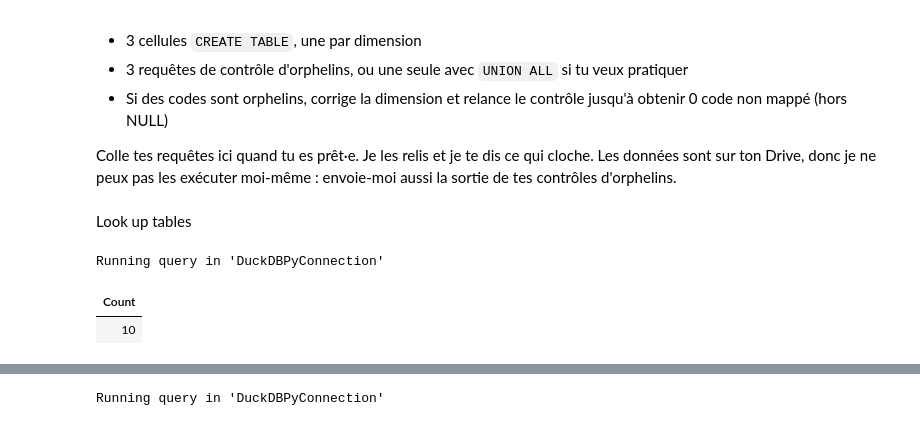
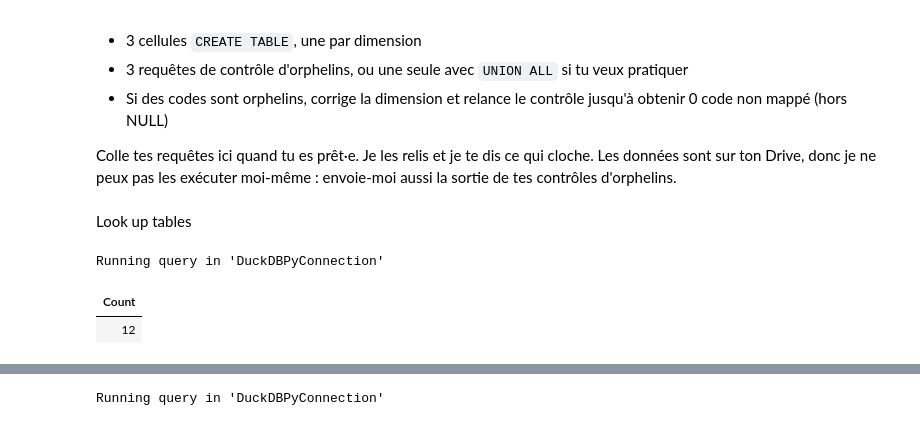
Before and after one commit to AHichem/bridge-deterioration-nbi, a Jupyter notebook: notebooks/02_sql_model.ipynb, the cells around one changed output, grey strips where cells are left out. Drawn from its saved outputs; the diff is of its cells as text; code cells hidden in the pictures.

```diff
--- a/notebooks/02_sql_model.ipynb
+++ b/notebooks/02_sql_model.ipynb
@@ -414,24 +410,26 @@ Look up tables
 # %%
 %%sql
 CREATE OR REPLACE TABLE dim_material(
     material_code	VARCHAR,
     material_label VARCHAR
 );
 
 INSERT INTO dim_material
   (material_code, material_label)
 VALUES
     ('1', 'Concrete'),
     ('2', 'Concrete continuous'),
     ('3', 'Steel'),
     ('4', 'Steel continuous'),
     ('5', 'Prestressed concrete'),
     ('6', 'Prestressed concrete continuous'),
     ('7', 'Wood or Timber'),
     ('8', 'Masonry'),
     ('9', 'Aluminum, Wrought Iron or Cast Iron'),
-    ('0', 'Other');
+    ('0', 'Other'),
+    ('02', 'Concrete continuous'),   -- fix mistaken in table
+    ('A',  'Invalid code');          -- fix Invalid code
 # %% [output]
 Running query in 'DuckDBPyConnection'
 | Count |
-| 10 |
+| 12 |
```
Also changed, not shown: parts of 13 cells of this notebook.
